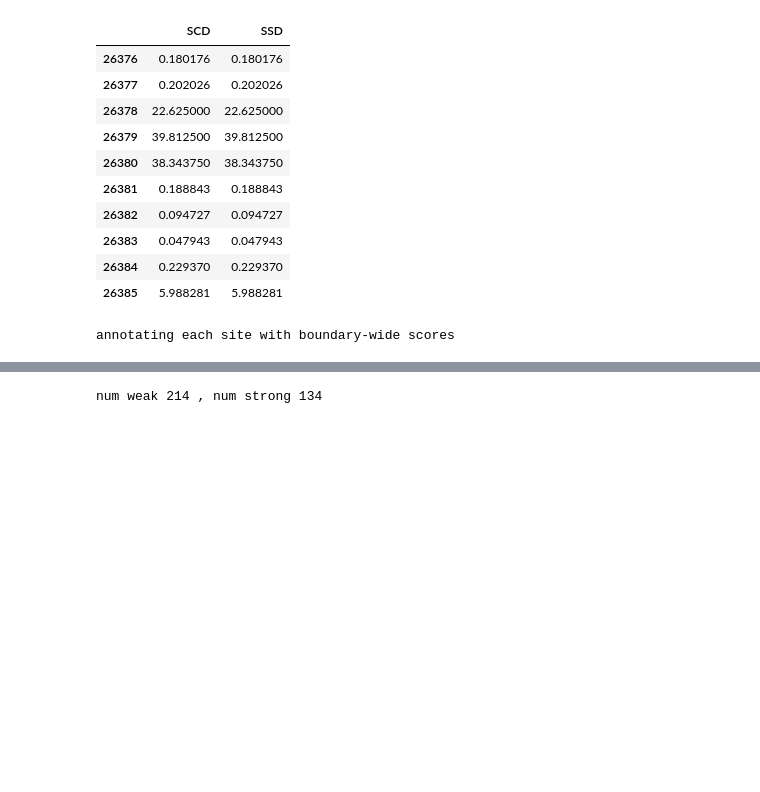
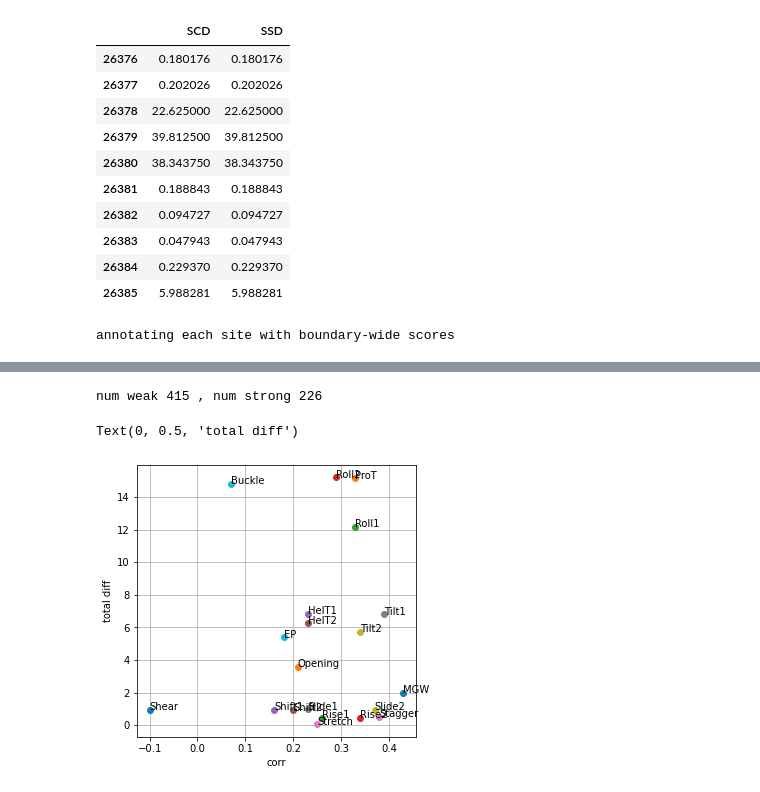
Before and after one commit to Fudenberg-Research-Group/akita_utils, a Jupyter notebook: bin/disrupt_genomic_boundary_ctcfs/analysis/2022-09-11-investigate-shape.ipynb, the cells around one changed output, grey strips where cells are left out. Drawn from its saved outputs; the diff is of its cells as text; code cells hidden in the pictures; blank space fills up the shorter version.

```diff
--- a/bin/disrupt_genomic_boundary_ctcfs/analysis/2022-09-11-investigate-shape.ipynb
+++ b/bin/disrupt_genomic_boundary_ctcfs/analysis/2022-09-11-investigate-shape.ipynb
@@ -167,7 +167,7 @@ sites.reset_index(drop=True, inplace=True)
 ## split sites by strong vs weak, here using insulation score (ins-64)
 num_sites = 100
 sites_weak = sites["INS-64"].values > -0.01
-sites_strong = sites["INS-64"].values < -0.03
+sites_strong = sites["INS-64"].values < 0.01
 
 sites_weak = np.where(sites_weak)[0]
 sites_strong = np.where(sites_strong)[0]
@@ -182,7 +182,7 @@ sites_strong = sites_strong[
 sites_strong = sites.loc[sites_strong].reset_index(drop=True)
 sites_weak = sites.loc[sites_weak].reset_index(drop=True)
 # %% [output]
-num weak 214 , num strong 134
+num weak 415 , num strong 226
 # %%
 def get_seqs(
     sites,
@@ -261,9 +261,9 @@ def shape_converter_multi(seq_list, shape_key="MGW"):
         shape_mat.append(shape_converter(seq, shape_key))
     return np.array(shape_mat)
 # %%
-# shape_val_dict = {}
-# for shape_key in dnashape.keys()[1:]:
-#     shape_weak = shape_converter_multi(seqs_weak, shape_key=shape_key)
-#     shape_strong = shape_converter_multi(seqs_strong, shape_key=shape_key)
-#     shape_val_dict[shape_key] = [shape_weak, shape_strong]
+shape_val_dict = {}
+for shape_key in dnashape.keys()[1:]:
+    shape_weak = shape_converter_multi(seqs_weak, shape_key=shape_key)
+    shape_strong = shape_converter_multi(seqs_strong, shape_key=shape_key)
+    shape_val_dict[shape_key] = [shape_weak, shape_strong]
 # %%
@@ -297,9 +297,12 @@ def shape_converter_multi(seq_list, shape_key="MGW"):
 # %%
-# plt.figure(figsize=(5, 5))
-# for k, v in shape_corrs.items():
-#     plt.plot(v[0], v[1], "o")
-#     plt.text(v[0], v[1], k)
-# plt.grid()
-# plt.xlabel("corr")
-# plt.ylabel("total diff")
+plt.figure(figsize=(5, 5))
+for k, v in shape_corrs.items():
+    plt.plot(v[0], v[1], "o")
+    plt.text(v[0], v[1], k)
+plt.grid()
+plt.xlabel("corr")
+plt.ylabel("total diff")
+# %% [output]
+Text(0, 0.5, 'total diff')
+[figure, added]
 # %%
```
Also changed, not shown: parts of 12 cells of this notebook, 2 other files.
